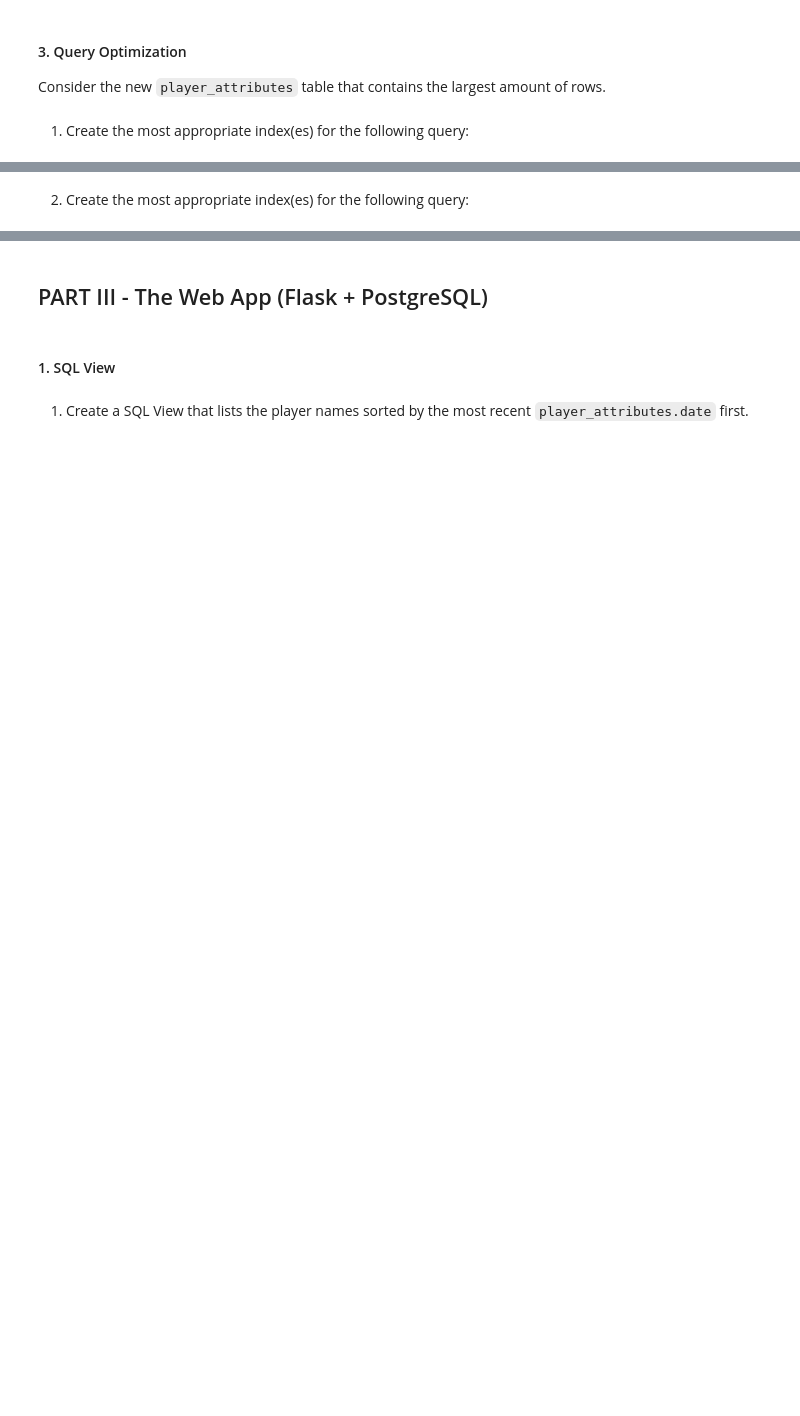
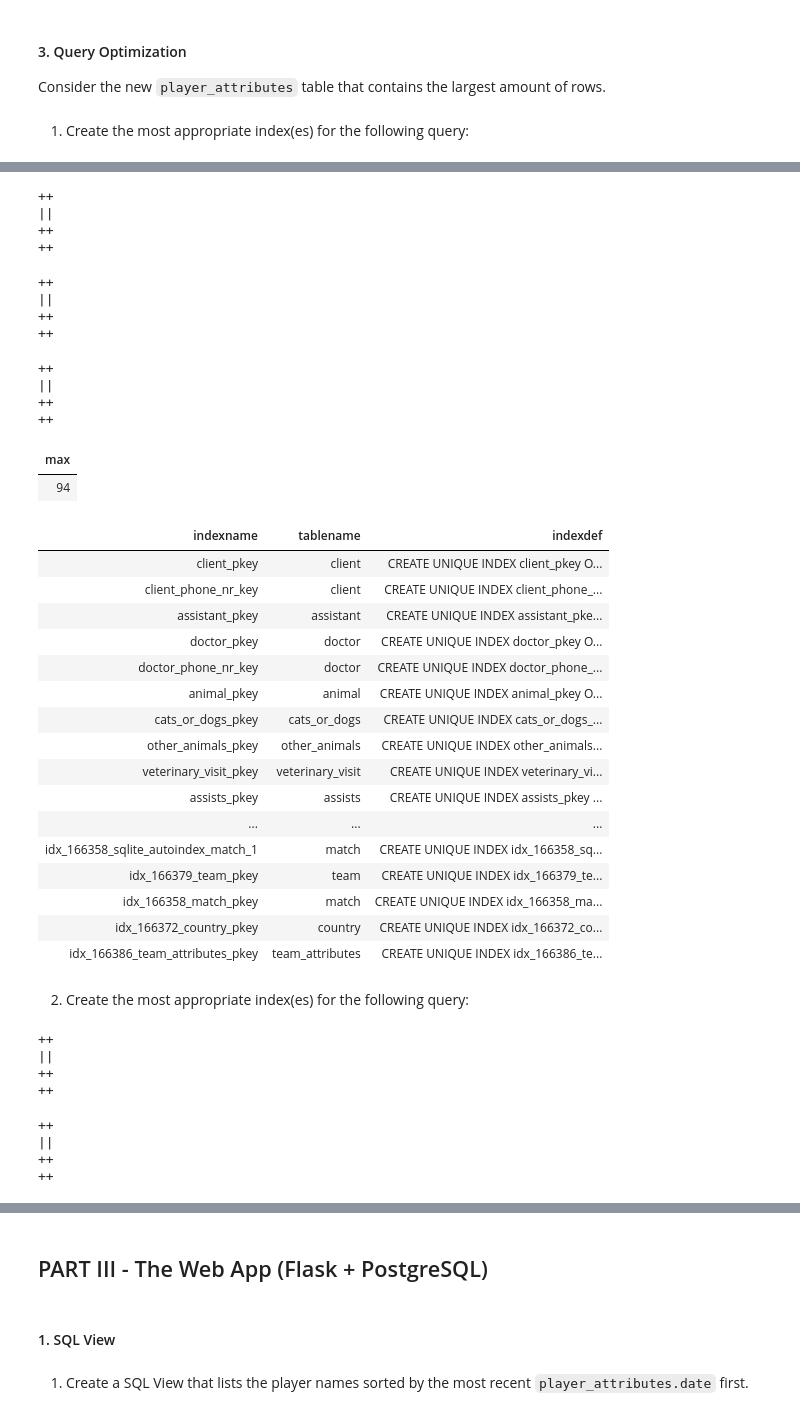
Before and after one commit to anajfalfa/sibd-24, a Jupyter notebook: P2/15-p2-project.ipynb, the cells around one changed output, grey strips where cells are left out. Saved outputs shown, nothing was run; the diff lists cells and outputs as text; code cells hidden in the pictures; blank space fills up the shorter version.

```diff
--- a/P2/15-p2-project.ipynb
+++ b/P2/15-p2-project.ipynb
@@ -448,3 +657,32 @@ CREATE INDEX
+# %%
+%%sql psql
+DROP INDEX IF EXISTS player_att_index_c;
+DROP INDEX IF EXISTS player_att_index_c2;
+DROP INDEX IF EXISTS player_att_index;
+DROP INDEX IF EXISTS player_att_idx_hash;
+# %% [output]
+++
+||
+++
+++
+# %%
+%%sql psql
+CREATE INDEX player_att_idx_hash ON player_attributes USING HASH(attacking_work_rate);
+-- 21 ms
+# %% [output]
+++
+||
+++
+++
+# %%
+%%sql psql
+CREATE INDEX player_att_index ON player_attributes(attacking_work_rate);
+-- 25 ms 19 ms
+# %% [output]
+++
+||
+++
+++
 # %%
 %%sql psql
 SELECT
@@ -453,8 +691,55 @@ FROM
   player_attributes
 WHERE
   attacking_work_rate = 'high';
+-- 169ms
+# %% [output]
+| max |
+| 94 |
+# %%
+%%sql psql
+SELECT indexname, tablename, indexdef
+FROM pg_indexes
+WHERE schemaname = 'public';  -- Pode especificar o schema ou omitir para ver todos os schemas
+# %% [output]
+| indexname | tablename | indexdef |
+| client_pkey | client | CREATE UNIQUE INDEX client_pkey O... |
+| client_phone_nr_key | client | CREATE UNIQUE INDEX client_phone_... |
+| assistant_pkey | assistant | CREATE UNIQUE INDEX assistant_pke... |
+| doctor_pkey | doctor | CREATE UNIQUE INDEX doctor_pkey O... |
+| doctor_phone_nr_key | doctor | CREATE UNIQUE INDEX doctor_phone_... |
+| animal_pkey | animal | CREATE UNIQUE INDEX animal_pkey O... |
+| cats_or_dogs_pkey | cats_or_dogs | CREATE UNIQUE INDEX cats_or_dogs_... |
+| other_animals_pkey | other_animals | CREATE UNIQUE INDEX other_animals... |
+| veterinary_visit_pkey | veterinary_visit | CREATE UNIQUE INDEX veterinary_vi... |
+| assists_pkey | assists | CREATE UNIQUE INDEX assists_pkey ... |
+| ... | ... | ... |
+| idx_166358_sqlite_autoindex_match_1 | match | CREATE UNIQUE INDEX idx_166358_sq... |
+| idx_166379_team_pkey | team | CREATE UNIQUE INDEX idx_166379_te... |
+| idx_166358_match_pkey | match | CREATE UNIQUE INDEX idx_166358_ma... |
+| idx_166372_country_pkey | country | CREATE UNIQUE INDEX idx_166372_co... |
+| idx_166386_team_attributes_pkey | team_attributes | CREATE UNIQUE INDEX idx_166386_te... |
 # %% [markdown]
 2. Create the most appropriate index(es) for the following query:
+# %%
+%%sql psql
+DROP INDEX IF EXISTS idx_id_foot;
+DROP INDEX IF EXISTS idx_id_foot_filter;
+DROP INDEX IF EXISTS idx_id_foot_filter2;
+DROP INDEX IF EXISTS idx_id_foot_filter3;
+DROP INDEX IF EXISTS idx_player_attributes_grouping;
+DROP INDEX IF EXISTS idx_player_attributes_filtered;
+# %% [output]
+++
+||
+++
+++
 # %%
 %%sql psql
-CREATE INDEX
+CREATE INDEX idx_id_foot ON player_attributes(player_api_id, preferred_foot);
+-- index composto! btree
+-- 65ms
+# %% [output]
+++
+||
+++
+++
```
Also changed, not shown: parts of 41 cells of this notebook, 5 other files.
